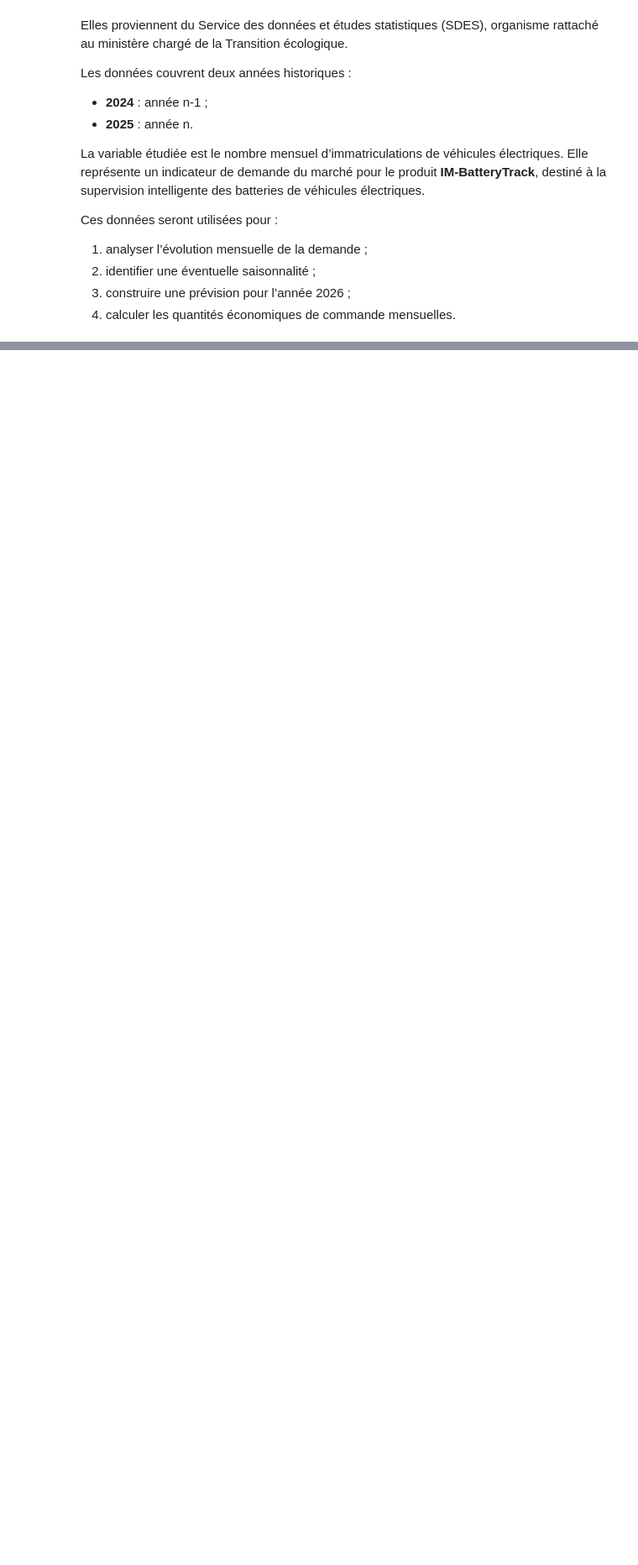
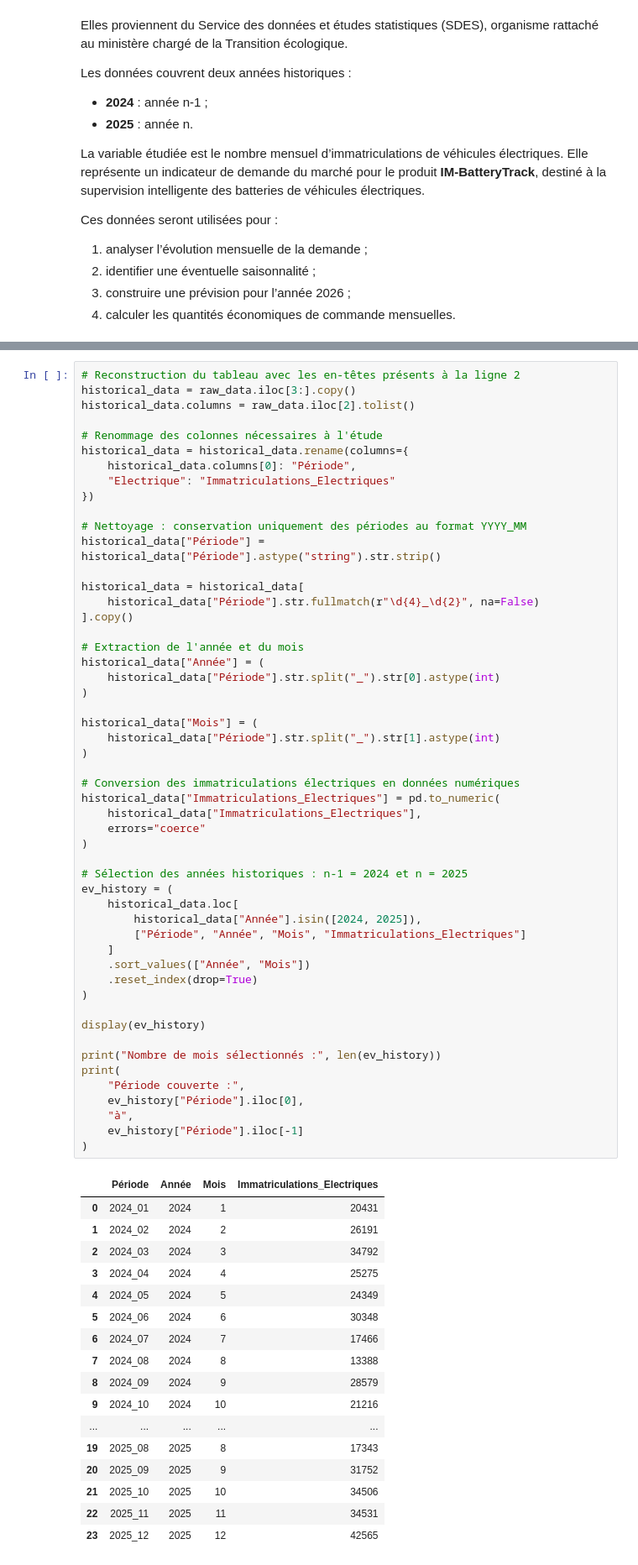
Before and after one commit to Nwp9/eindustries, a Jupyter notebook: EOQ_InnoMoov_Optimisation_Stock.ipynb, the cells around one changed output, grey strips where cells are left out. Shown at 84% size. Drawn from its saved outputs; the diff is of its cells as text; blank space fills up the shorter version.

```diff
--- a/EOQ_InnoMoov_Optimisation_Stock.ipynb
+++ b/EOQ_InnoMoov_Optimisation_Stock.ipynb
@@ -57,0 +90,70 @@ Ces données seront utilisées pour :
+# %%
+# Reconstruction du tableau avec les en-têtes présents à la ligne 2
+historical_data = raw_data.iloc[3:].copy()
+historical_data.columns = raw_data.iloc[2].tolist()
+
+# Renommage des colonnes nécessaires à l'étude
+historical_data = historical_data.rename(columns={
+    historical_data.columns[0]: "Période",
+    "Electrique": "Immatriculations_Electriques"
+})
+
+# Nettoyage : conservation uniquement des périodes au format YYYY_MM
+historical_data["Période"] = historical_data["Période"].astype("string").str.strip()
+
+historical_data = historical_data[
+    historical_data["Période"].str.fullmatch(r"\d{4}_\d{2}", na=False)
+].copy()
+
+# Extraction de l'année et du mois
+historical_data["Année"] = (
+    historical_data["Période"].str.split("_").str[0].astype(int)
+)
+
+historical_data["Mois"] = (
+    historical_data["Période"].str.split("_").str[1].astype(int)
+)
+
+# Conversion des immatriculations électriques en données numériques
+historical_data["Immatriculations_Electriques"] = pd.to_numeric(
+    historical_data["Immatriculations_Electriques"],
+    errors="coerce"
+)
+
+# Sélection des années historiques : n-1 = 2024 et n = 2025
+ev_history = (
+    historical_data.loc[
+        historical_data["Année"].isin([2024, 2025]),
+        ["Période", "Année", "Mois", "Immatriculations_Electriques"]
+    ]
+    .sort_values(["Année", "Mois"])
+    .reset_index(drop=True)
+)
+
+display(ev_history)
+
+print("Nombre de mois sélectionnés :", len(ev_history))
+print(
+    "Période couverte :",
+    ev_history["Période"].iloc[0],
+    "à",
+    ev_history["Période"].iloc[-1]
+)
+# %% [output]
+|  | Période | Année | Mois | Immatriculations_Electriques |
+| 0 | 2024_01 | 2024 | 1 | 20431 |
+| 1 | 2024_02 | 2024 | 2 | 26191 |
+| 2 | 2024_03 | 2024 | 3 | 34792 |
+| 3 | 2024_04 | 2024 | 4 | 25275 |
+| 4 | 2024_05 | 2024 | 5 | 24349 |
+| 5 | 2024_06 | 2024 | 6 | 30348 |
+| 6 | 2024_07 | 2024 | 7 | 17466 |
+| 7 | 2024_08 | 2024 | 8 | 13388 |
+| 8 | 2024_09 | 2024 | 9 | 28579 |
+| 9 | 2024_10 | 2024 | 10 | 21216 |
+| ... | ... | ... | ... | ... |
+| 19 | 2025_08 | 2025 | 8 | 17343 |
+| 20 | 2025_09 | 2025 | 9 | 31752 |
+| 21 | 2025_10 | 2025 | 10 | 34506 |
+| 22 | 2025_11 | 2025 | 11 | 34531 |
+| 23 | 2025_12 | 2025 | 12 | 42565 |
```
Also changed, not shown: parts of 30 cells of this notebook.
